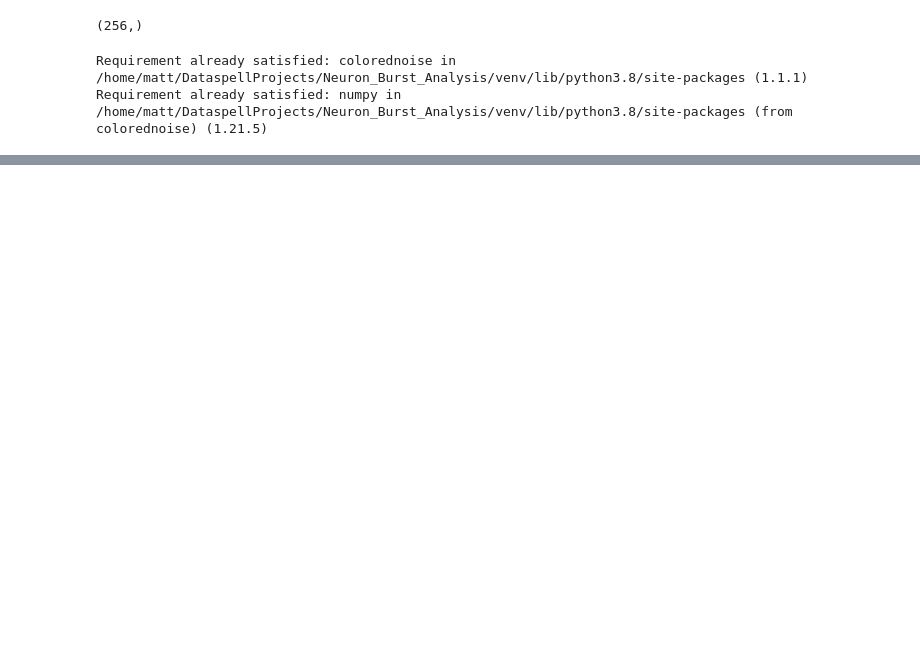
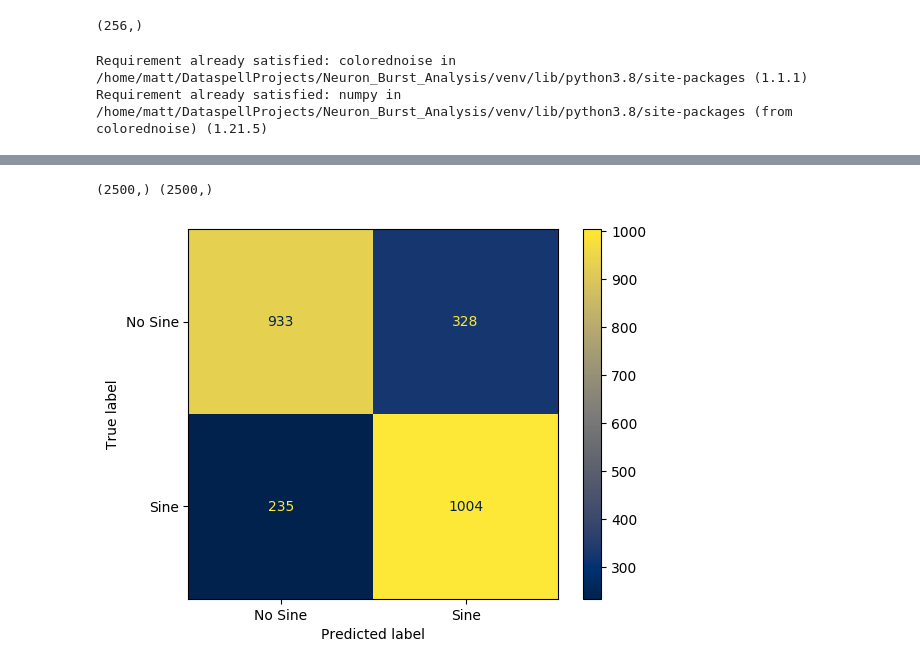
Before and after one commit to MJC598/SystemID, a Jupyter notebook: tutorials/python/SignalProcessing/Convolutional Neural Network.ipynb, the cells around one changed output, grey strips where cells are left out. Cells and saved outputs as stored; diff of their text form; code cells hidden in the pictures; blank space fills up the shorter version.

```diff
--- a/tutorials/python/SignalProcessing/Convolutional Neural Network.ipynb
+++ b/tutorials/python/SignalProcessing/Convolutional Neural Network.ipynb
@@ -51,7 +99,8 @@ plt.show()
 # %%
 data = []
 labels = []
-for i in range(10000):
+num_samples = 10000
+for i in range(num_samples):
     if np.random.randint(low=0.0, high=2.0):
         data.append(cn.powerlaw_psd_gaussian(beta, samples))
         labels.append([1,0])
@@ -59,8 +108,8 @@ for i in range(10000):
         data.append(cn.powerlaw_psd_gaussian(beta, samples) + sine)
         labels.append([0,1])
 
-data = np.stack(data)
-labels = np.stack(labels)
+data = np.stack(data).reshape((num_samples, 1, -1))
+labels = np.stack(labels).reshape((num_samples, 1, -1))
 print(data.shape)
 print(labels.shape)
 # %% [output]
@@ -68,0 +254,9 @@ print(labels.shape)
+# %%
+import copy
+
+epochs = 100
+model = ConvNet()
+model_initial = copy.deepcopy(model)
+device = torch.device("cuda:0" if torch.cuda.is_available() else "cpu")
+model.to(device)
+t_loss, v_loss = fit(model, train_data, valid_data, epochs, device, loss_function=nn.BCEWithLogitsLoss())
@@ -68,0 +267,29 @@ print(labels.shape)
+# %%
+def validate_model(model: nn.Module,
+                   validation_loader: torch.utils.data.DataLoader,
+                   device: torch.device) -> Tuple[np.ndarray, np.ndarray]:
+    output_list = None
+    y_list = None
+    for i, (x, y) in enumerate(validation_loader):
+        x = x.to(device)
+        output = model(x)
+        if i == 0:
+            output_list = output.to("cpu").detach().numpy()
+            y_list = y.to("cpu").detach().numpy()
+        else:
+            output_list = np.append(output_list, output.to("cpu").detach().numpy(), axis=0)
+            y_list = np.append(y_list, y.to("cpu").detach().numpy(), axis=0)
+    return np.squeeze(np.argmax(output_list, axis=2)), np.squeeze(np.argmax(y_list, axis=2))
+
+
+preds, labels = validate_model(model, valid_data, device)
+print(preds.shape, labels.shape)
+# %% [output]
+(2500,) (2500,)
+# %%
+from sklearn.metrics import ConfusionMatrixDisplay
+
+ConfusionMatrixDisplay.from_predictions(labels, preds, display_labels=['No Sine', 'Sine'], cmap='cividis')
+plt.show()
+# %% [output]
+[figure, added]
```
Also changed, not shown: parts of 14 cells of this notebook.
